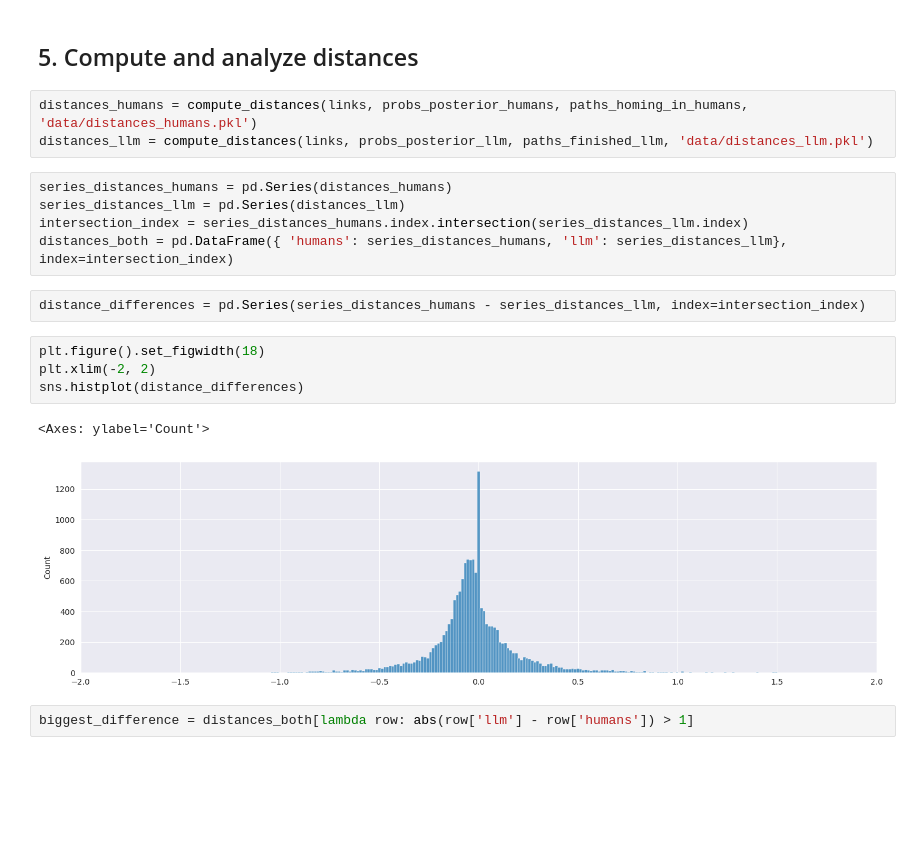
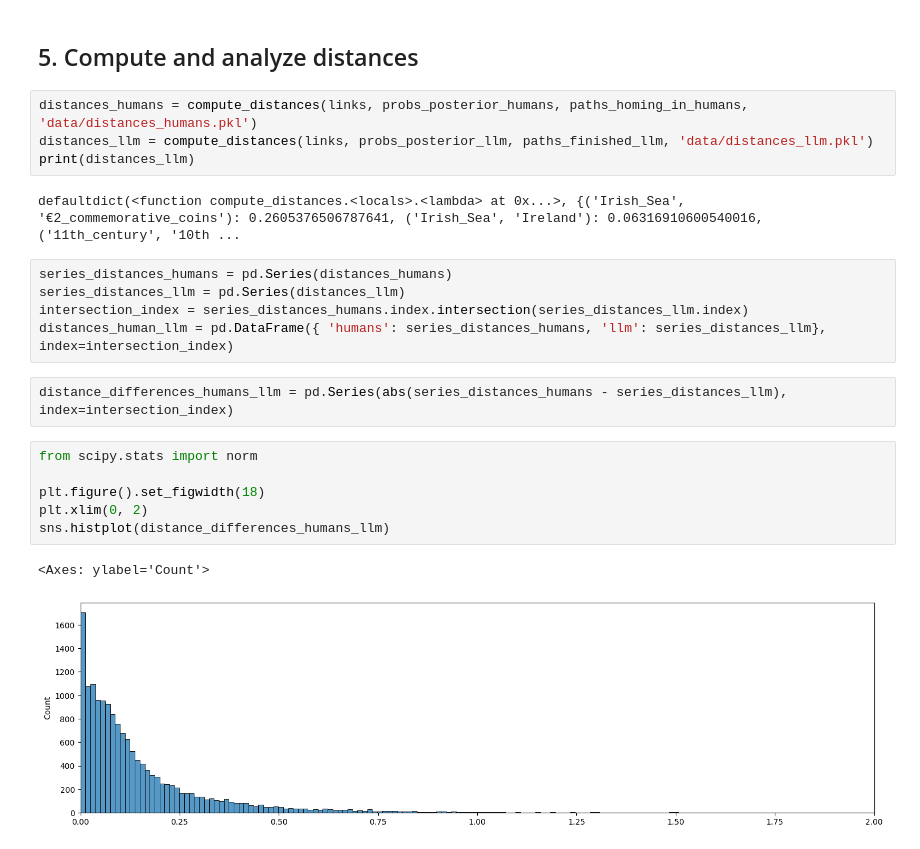
Before and after one commit to epfl-ada/ada-2024-project-adaspeedia, a Jupyter notebook: results.ipynb, the cells around one changed output. Drawn from its saved outputs; the diff is of its cells as text; blank space fills up the shorter version.

```diff
--- a/results.ipynb
+++ b/results.ipynb
@@ -184,20 +184,23 @@ similarities = get_embeddings_distances(all_articles, all_distance_pairs, 'data/
 # %%
 distances_humans = compute_distances(links, probs_posterior_humans, paths_homing_in_humans, 'data/distances_humans.pkl')
 distances_llm = compute_distances(links, probs_posterior_llm, paths_finished_llm, 'data/distances_llm.pkl')
+print(distances_llm)
+# %% [output]
+defaultdict(<function compute_distances.<locals>.<lambda> at 0x...>, {('Irish_Sea', '€2_commemorative_coins'): 0.2605376506787641, ('Irish_Sea', 'Ireland'): 0.06316910600540016, ('11th_century', '10th ...
-# %%
-series_distances_humans = pd.Series(distances_humans)
-series_distances_llm = pd.Series(distances_llm)
-intersection_index = series_distances_humans.index.intersection(series_distances_llm.index)
-distances_both = pd.DataFrame({ 'humans': series_distances_humans, 'llm': series_distances_llm}, index=intersection_index)
+# %%
+series_distances_humans = pd.Series(distances_humans)
+series_distances_llm = pd.Series(distances_llm)
+intersection_index = series_distances_humans.index.intersection(series_distances_llm.index)
+distances_human_llm = pd.DataFrame({ 'humans': series_distances_humans, 'llm': series_distances_llm}, index=intersection_index)
 # %%
-distance_differences = pd.Series(series_distances_humans - series_distances_llm, index=intersection_index)
+distance_differences_humans_llm = pd.Series(abs(series_distances_humans - series_distances_llm), index=intersection_index)
 # %%
+from scipy.stats import norm
+
 plt.figure().set_figwidth(18)
-plt.xlim(-2, 2)
-sns.histplot(distance_differences)
+plt.xlim(0, 2)
+sns.histplot(distance_differences_humans_llm)
 # %% [output]
 <Axes: ylabel='Count'>
-[figure, old version]
+[figure, new version]
-# %%
-biggest_difference = distances_both[lambda row: abs(row['llm'] - row['humans']) > 1]
 # %%
```
Also changed, not shown: parts of 9 cells of this notebook, 1 other file.
